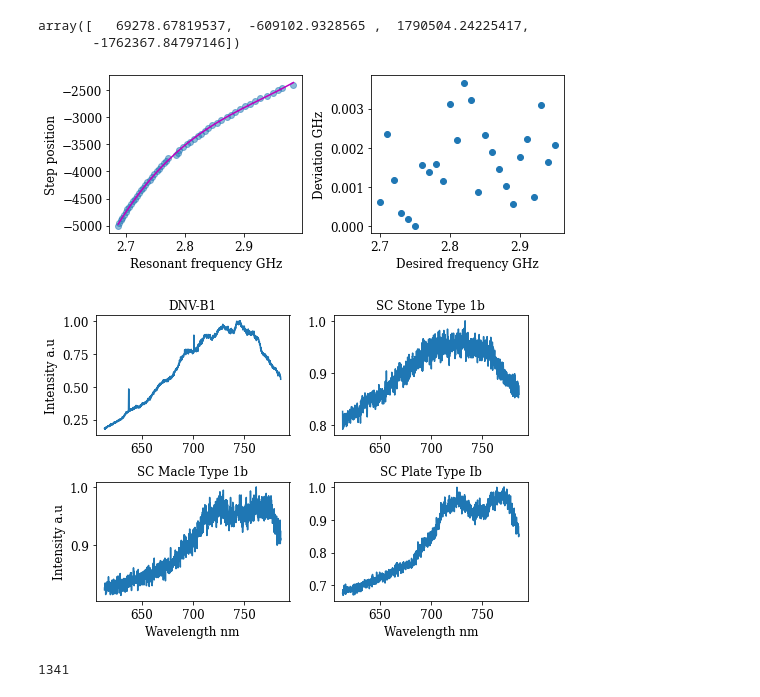
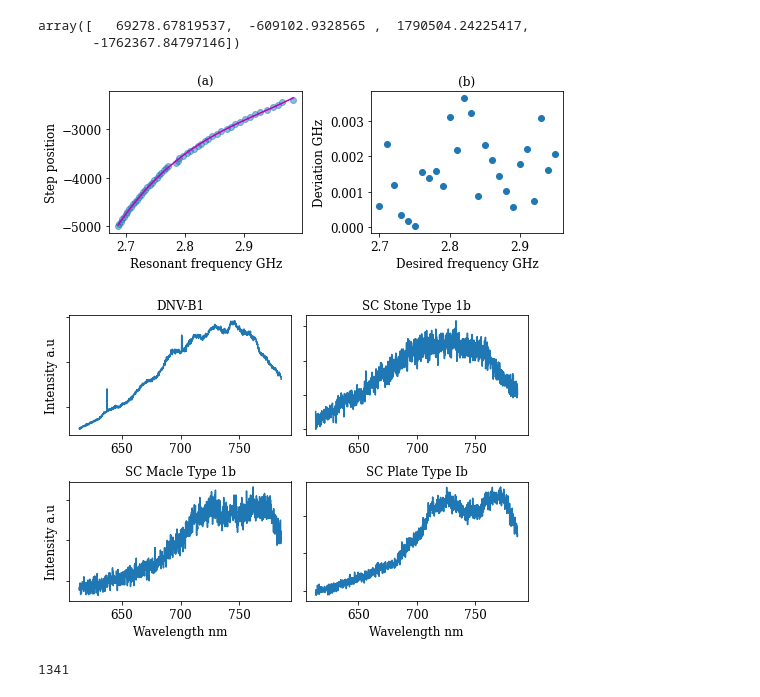
Before and after one commit to Lyra-Cronin/Thesis-Python, a Jupyter notebook: Graphing.ipynb, the cells around one changed output. Saved outputs shown, nothing was run; the diff lists cells and outputs as text; code cells hidden in the pictures.

```diff
--- a/Graphing.ipynb
+++ b/Graphing.ipynb
@@ -413,24 +392,25 @@ plt.rc('ytick', labelsize='12')
 plt.rc('xtick', labelsize='12')
 
 fig = plt.figure(figsize=(7.5,3))
+
 ax = fig.add_subplot(121)
-ax1 = fig.add_subplot(122)
-
 ax.scatter(frequencies, step_position, alpha=0.5)
 ax.plot(frequencies, fit, color='m')
-
-ax1.scatter(set_position, actual_position)
+ax.set_ylabel('Step position', fontsize=12)
+ax.set_xlabel('Resonant frequency GHz', fontsize=12)
+plt.title('(a)')
 
 
-ax.set_ylabel('Step position', fontsize=12)
-ax.set_xlabel('Resonant frequency GHz', fontsize=12)
+ax1 = fig.add_subplot(122)
+ax1.scatter(set_position, actual_position)
 ax1.set_ylabel('Deviation GHz', fontsize=12)
 ax1.set_xlabel('Desired frequency GHz', fontsize=12)
+plt.title('(b)')
 
 
 plt.tight_layout()
 
 plt.savefig('/Users/lyracronin/Dropbox/Apps/Overleaf/mqthesis-master/cavity_calibration_python.pdf')
 # %% [output]
-[figure, old version]
+[figure, new version]
 # %%
@@ -442,41 +422,46 @@ intensity_plate = np.array([594,594,603,603,588,600,603,592,593,601,601,592,615,
 
-intensity_dnv = intensity_dnv/np.max(intensity_dnv)
-intensity_110 = intensity_110/np.max(intensity_110)
-intensity_111 = intensity_111/np.max(intensity_111)
-intensity_plate = intensity_plate/np.max(intensity_plate)
+#intensity_dnv = intensity_dnv/np.max(intensity_dnv)
+#intensity_110 = intensity_110/np.max(intensity_110)
+#intensity_111 = intensity_111/np.max(intensity_111)
+#intensity_plate = intensity_plate/np.max(intensity_plate)
 
 plt.rc('font', family='serif')
 plt.rc('ytick', labelsize='12')
 plt.rc('xtick', labelsize='12')
 
 fig = plt.figure(figsize=(7,5))
 
 ax1 = fig.add_subplot(221)
 ax2 = fig.add_subplot(222)
 ax3 = fig.add_subplot(223)
 ax4 = fig.add_subplot(224)
 
 ax1.plot(wavelength, intensity_dnv)
 ax2.plot(wavelength, intensity_110)
 ax3.plot(wavelength, intensity_111)
 ax4.plot(wavelength, intensity_plate)
 
 ax1.set_ylabel('Intensity a.u', fontsize=12)
 ax3.set_xlabel('Wavelength nm', fontsize=12)
 ax3.set_ylabel('Intensity a.u', fontsize=12)
 ax4.set_xlabel('Wavelength nm', fontsize=12)
 
 ax1.set_title('DNV-B1')
 ax2.set_title('SC Stone Type 1b')
 ax3.set_title('SC Macle Type 1b')
 ax4.set_title('SC Plate Type Ib')
 
+ax1.set_yticklabels([])
+ax2.set_yticklabels([])
+ax3.set_yticklabels([])
+ax4.set_yticklabels([])
+
 
 plt.tight_layout()
 
 plt.savefig('/Users/lyracronin/Dropbox/Apps/Overleaf/mqthesis-master/sample_characterisation_spectra.pdf')
 # %% [output]
-[figure, old version]
+[figure, new version]
 # %%
 wavelength.size
 # %% [output]
```
Also changed, not shown: parts of 18 cells of this notebook, 3 other files.
